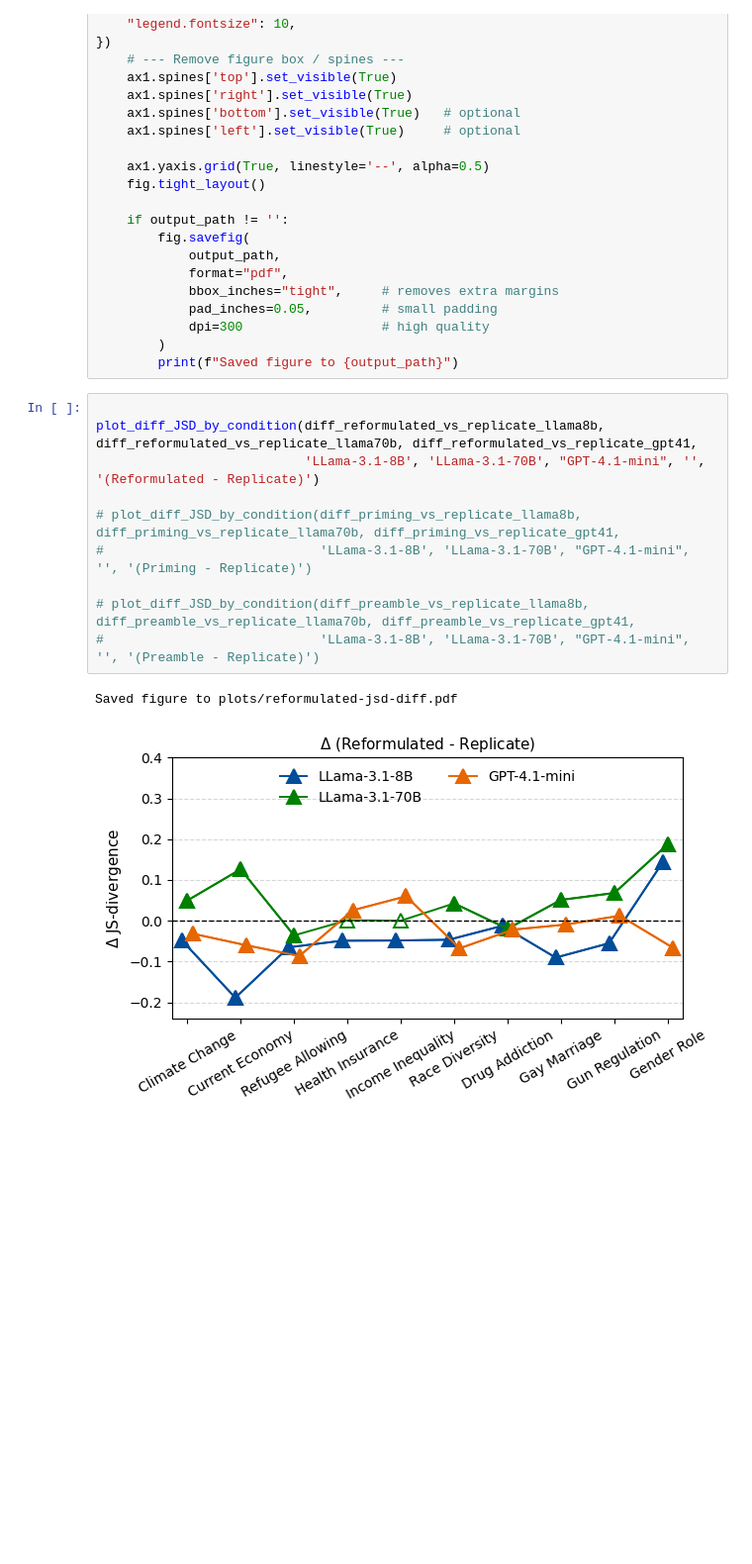
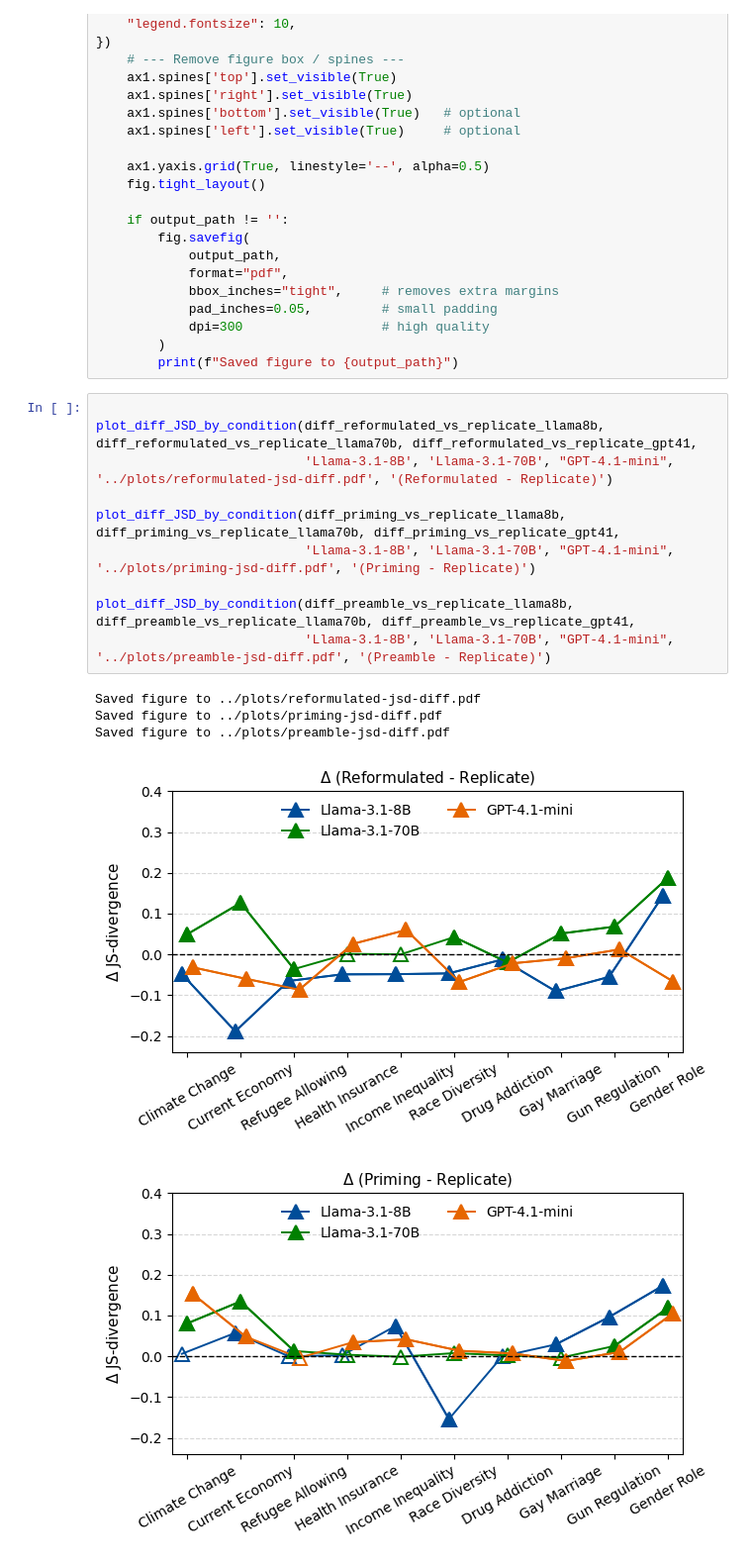
Before and after one commit to songgaojundeng/mitigating-social-desirability-bias, a Jupyter notebook: results-analysis/Condition_Effect_Analysis.ipynb, the cells around one changed output. Shown: that part at 99% size. Cells and saved outputs as stored; diff of their text form; blank space fills up the shorter version.

```diff
--- a/results-analysis/Condition_Effect_Analysis.ipynb
+++ b/results-analysis/Condition_Effect_Analysis.ipynb
@@ -322,13 +322,16 @@ def plot_diff_JSD_by_condition(jsd_results1, jsd_results2, jsd_results3, label1,
 # %%
 
 plot_diff_JSD_by_condition(diff_reformulated_vs_replicate_llama8b, diff_reformulated_vs_replicate_llama70b, diff_reformulated_vs_replicate_gpt41,
-                           'LLama-3.1-8B', 'LLama-3.1-70B', "GPT-4.1-mini", '', '(Reformulated - Replicate)')
+                           'Llama-3.1-8B', 'Llama-3.1-70B', "GPT-4.1-mini", '../plots/reformulated-jsd-diff.pdf', '(Reformulated - Replicate)')
 
-# plot_diff_JSD_by_condition(diff_priming_vs_replicate_llama8b, diff_priming_vs_replicate_llama70b, diff_priming_vs_replicate_gpt41,
-#                            'LLama-3.1-8B', 'LLama-3.1-70B', "GPT-4.1-mini", '', '(Priming - Replicate)')
+plot_diff_JSD_by_condition(diff_priming_vs_replicate_llama8b, diff_priming_vs_replicate_llama70b, diff_priming_vs_replicate_gpt41,
+                           'Llama-3.1-8B', 'Llama-3.1-70B', "GPT-4.1-mini", '../plots/priming-jsd-diff.pdf', '(Priming - Replicate)')
 
-# plot_diff_JSD_by_condition(diff_preamble_vs_replicate_llama8b, diff_preamble_vs_replicate_llama70b, diff_preamble_vs_replicate_gpt41,
-#                            'LLama-3.1-8B', 'LLama-3.1-70B', "GPT-4.1-mini", '', '(Preamble - Replicate)')
+plot_diff_JSD_by_condition(diff_preamble_vs_replicate_llama8b, diff_preamble_vs_replicate_llama70b, diff_preamble_vs_replicate_gpt41,
+                           'Llama-3.1-8B', 'Llama-3.1-70B', "GPT-4.1-mini", '../plots/preamble-jsd-diff.pdf', '(Preamble - Replicate)')
 # %% [output]
-Saved figure to plots/reformulated-jsd-diff.pdf
+Saved figure to ../plots/reformulated-jsd-diff.pdf
+Saved figure to ../plots/priming-jsd-diff.pdf
+Saved figure to ../plots/preamble-jsd-diff.pdf
 [figure]
+[figure, added]
```
Also changed, not shown: parts of 5 cells of this notebook, 5 other files.
